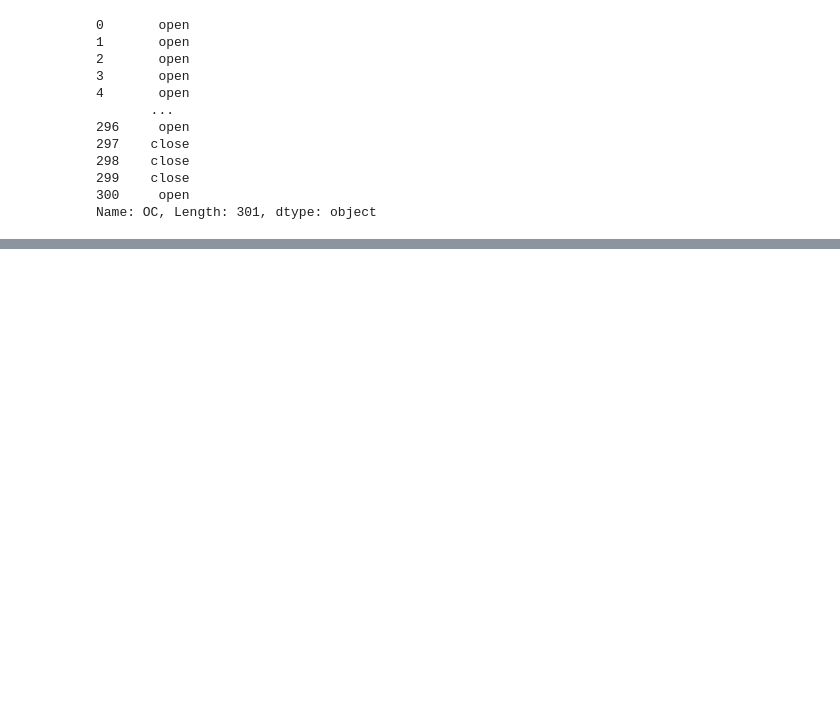
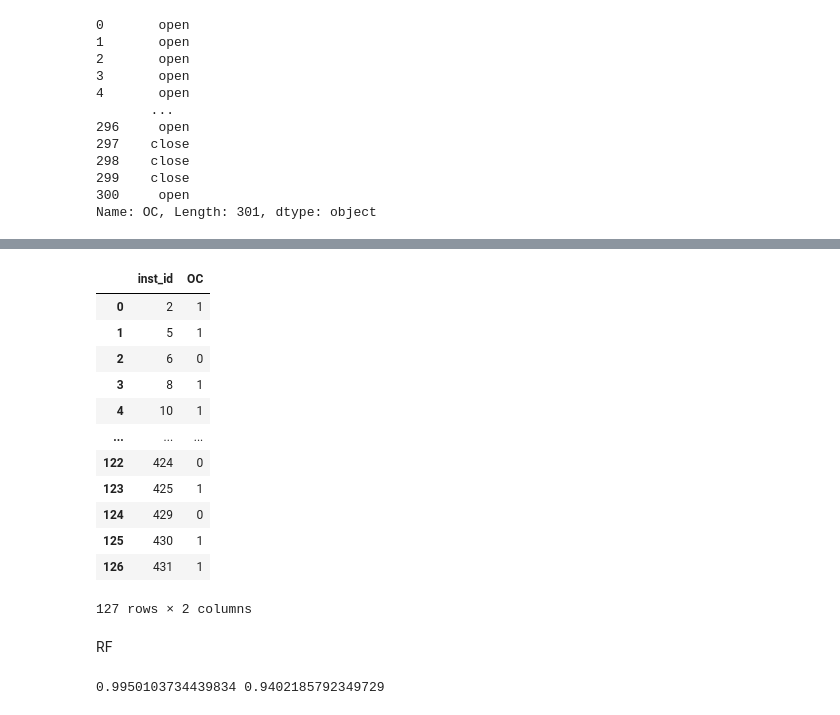
Before and after one commit to yonseimath/data-science-2022-biginner, a Jupyter notebook: jeahyuk/병원_개_폐업_분류_dacon.ipynb, the cells around one changed output, grey strips where cells are left out. Drawn from its saved outputs; the diff is of its cells as text; code cells hidden in the pictures; blank space fills up the shorter version.

```diff
--- a/jeahyuk/병원_개_폐업_분류_dacon.ipynb
+++ b/jeahyuk/병원_개_폐업_분류_dacon.ipynb
@@ -303,0 +404,7 @@ Name: OC, Length: 301, dtype: int64
+# %%
+from sklearn.linear_model import LogisticRegression
+
+lr = LogisticRegression(C=20, max_iter=1000)
+lr.fit(train_prod_X, train_prod_Y)
+
+print(lr.score(train_prod_X, train_prod_Y))
@@ -303,0 +420,21 @@ Name: OC, Length: 301, dtype: int64
+# %%
+# logistic Regression test
+lr_prod_predict=lr.predict(test_prod_X)
+sub_Ir = pd.DataFrame({'inst_id':sub_id,'OC':lr_prod_predict})
+sub_Ir = sub_Ir[['inst_id','OC']]
+# %% [output]
+|  | inst_id | OC |
+| 0 | 2 | 1 |
+| 1 | 5 | 1 |
+| 2 | 6 | 0 |
+| 3 | 8 | 1 |
+| 4 | 10 | 1 |
+| ... | ... | ... |
+| 122 | 424 | 0 |
+| 123 | 425 | 1 |
+| 124 | 429 | 0 |
+| 125 | 430 | 1 |
+| 126 | 431 | 1 |
+127 rows × 2 columns
+# %% [markdown]
+RF
@@ -303,0 +446,8 @@ Name: OC, Length: 301, dtype: int64
+# %%
+# RF를 사용해서 cross_validate
+from sklearn.model_selection import cross_validate
+scores = cross_validate(RF_prod, train_prod_X, train_prod_Y, return_train_score=True, n_jobs=-1)
+print(np.mean(scores['train_score']), np.mean(scores['test_score']))
+#훈련 세트 / 검증 세트 점수 0.9973541965122431 0.8905151032797809
+# %% [output]
+0.9950103734439834 0.9402185792349729
```
Also changed, not shown: parts of 36 cells of this notebook.
